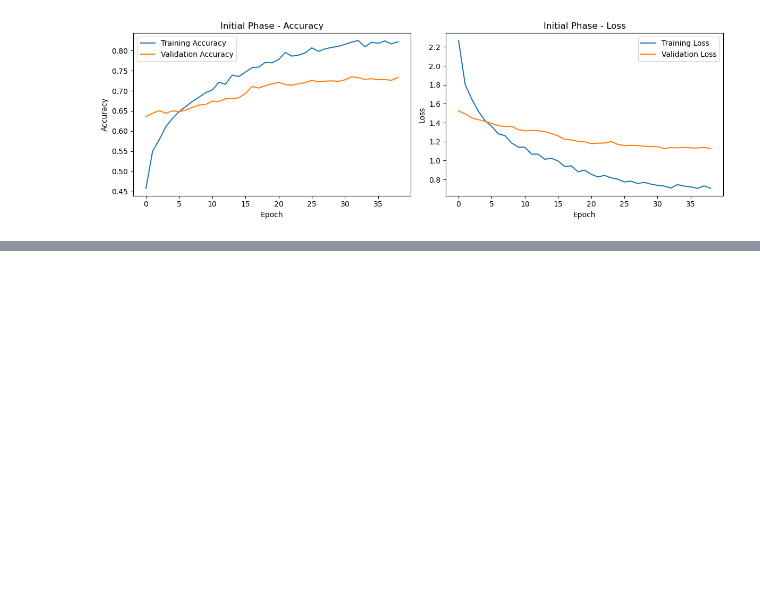
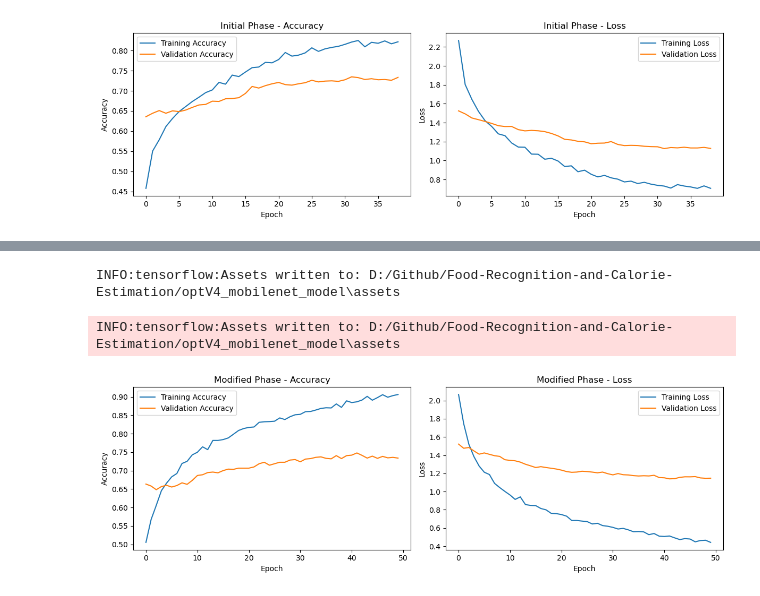
Before and after one commit to abhagyacharan/Food-Recognition-and-Calorie-Estimation, a Jupyter notebook: optimised.ipynb, the cells around one changed output, grey strips where cells are left out. Drawn from its saved outputs; the diff is of its cells as text; code cells hidden in the pictures; blank space fills up the shorter version.

```diff
--- a/optimised.ipynb
+++ b/optimised.ipynb
@@ -529,0 +983,3 @@ plot_training_history(history_finetunned_mobilenetv2, phase="initial")
+# %%
+optV4_mobilenet_model = build_model_optimized_v3(MobileNetV2(weights='imagenet', include_top=False, input_shape=(224, 224, 3)))
+optV4_mobilenet_model, optV4_initial_history, optV4_finetunned_history = train_with_fine_tuning_v3(optV4_mobilenet_model, train_dataset, validation_dataset, batch_size=16, phase='modified')
@@ -529,0 +1004,4 @@ plot_training_history(history_finetunned_mobilenetv2, phase="initial")
+# %%
+optV4_mobilenet_model.save('D:/Github/Food-Recognition-and-Calorie-Estimation/optV4_mobilenet_model')
+plot_training_history(optV4_finetunned_history, phase="modified")
+# %% [output]
@@ -529,0 +1010,3 @@ plot_training_history(history_finetunned_mobilenetv2, phase="initial")
+INFO:tensorflow:Assets written to: D:/Github/Food-Recognition-and-Calorie-Estimation/optV4_mobilenet_model\assets
+INFO:tensorflow:Assets written to: D:/Github/Food-Recognition-and-Calorie-Estimation/optV4_mobilenet_model\assets
+[figure, added]
```
Also changed, not shown: parts of 20 cells of this notebook, 13 other files.
